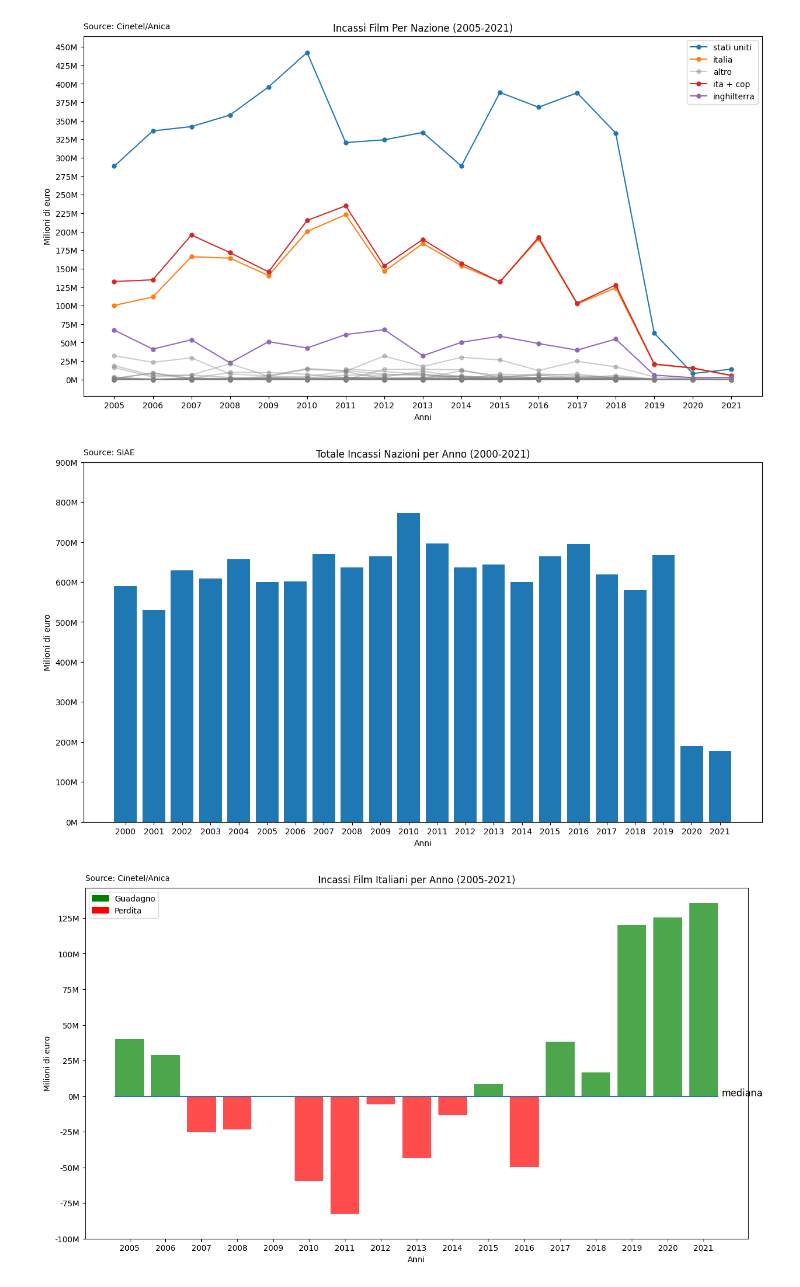
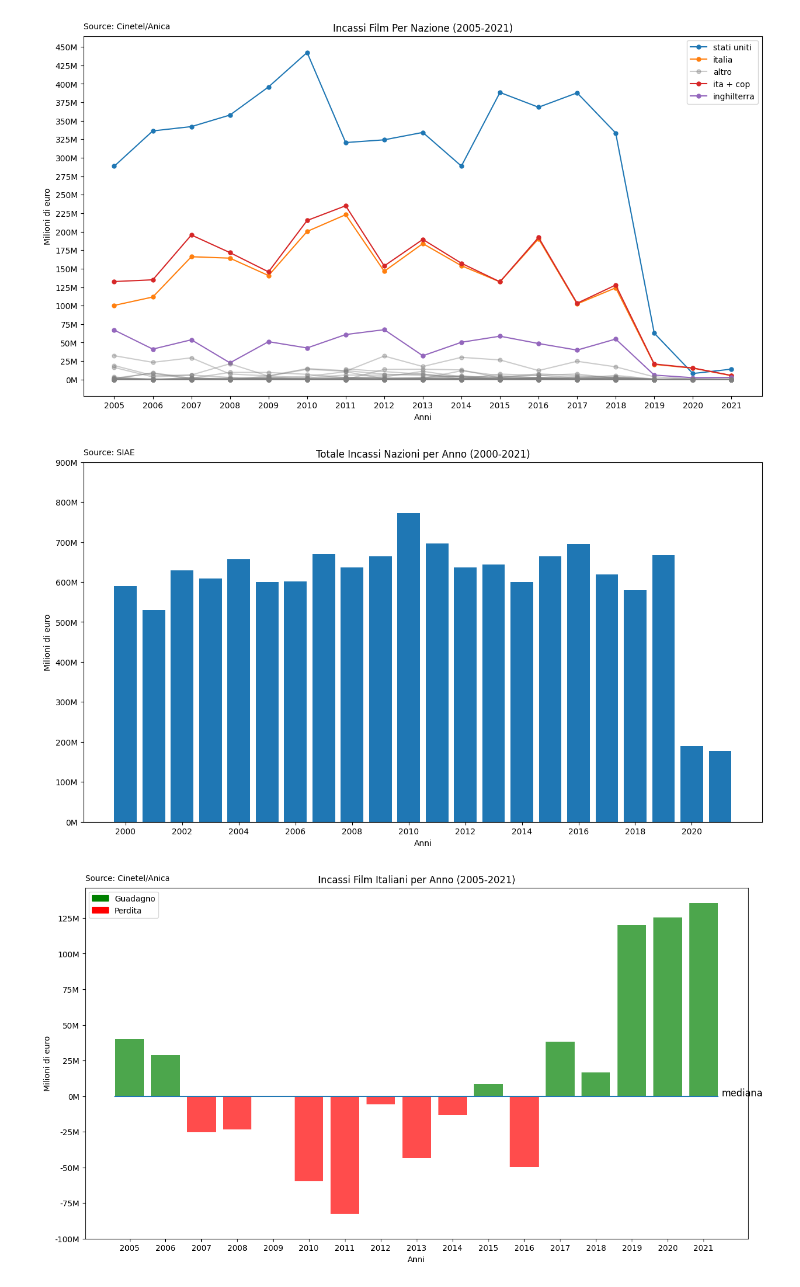
Before and after one commit to GitCass01/italian-cinemas-sciviz, a Jupyter notebook: Progetto.ipynb, the cells around one changed output. Saved outputs shown, nothing was run; the diff lists cells and outputs as text; code cells hidden in the pictures.

Commit message:
plots

```diff
--- a/Progetto.ipynb
+++ b/Progetto.ipynb
@@ -9,6 +9,8 @@ import matplotlib.ticker as mticker
 from tmdb_api import *
 # %%
 # INCASSI FILM IN ITALIA PER NAZIONE (2005-2021)
+
+plt.style.use('default')
 
 fig, ax = plt.subplots(figsize=(15,8))
 handles = []
@@ -51,28 +53,28 @@ plt.show()
 # %%
 # TOTALE INCASSI (SIAE)
 df = info_cinema[['Year', 'Spesa al botteghino']]
 
 fig, ax = plt.subplots(figsize=(15, 8))
 
 ax.bar(df['Year'], df['Spesa al botteghino'])
 
 plt.xlabel('Anni')
 plt.ylabel('Milioni di euro')
 plt.title('Totale Incassi Nazioni per Anno (2000-2021)')
 
 plt.yticks(np.arange(0, 1000000000, step=100000000))
-plt.xticks(np.arange(2000, 2022, step=1))
+plt.xticks(np.arange(2000, 2022, step=2))
 current_values = plt.gca().get_yticks()
 plt.gca().set_yticklabels(['{:1.0f}M'.format(x*0.000_001) for x in current_values])
 
 # credit source data
 plt.annotate('Source: SIAE', xy=(0,1.02), xycoords='axes fraction')
 
 plt.savefig('Dati_Cinema_Italiani/plots/totale_incassi.png', bbox_inches='tight')
 
 plt.show()
 # %% [output]
-[figure, old version]
+[figure, new version]
 # %%
 # E ORA UN FOCUS SUL CAMBIAMENTO DEGLI INCASSI DI FILM ITALIANI 2005-2021
 
```
Also changed, not shown: parts of 1 cell of this notebook, 3 other files.
